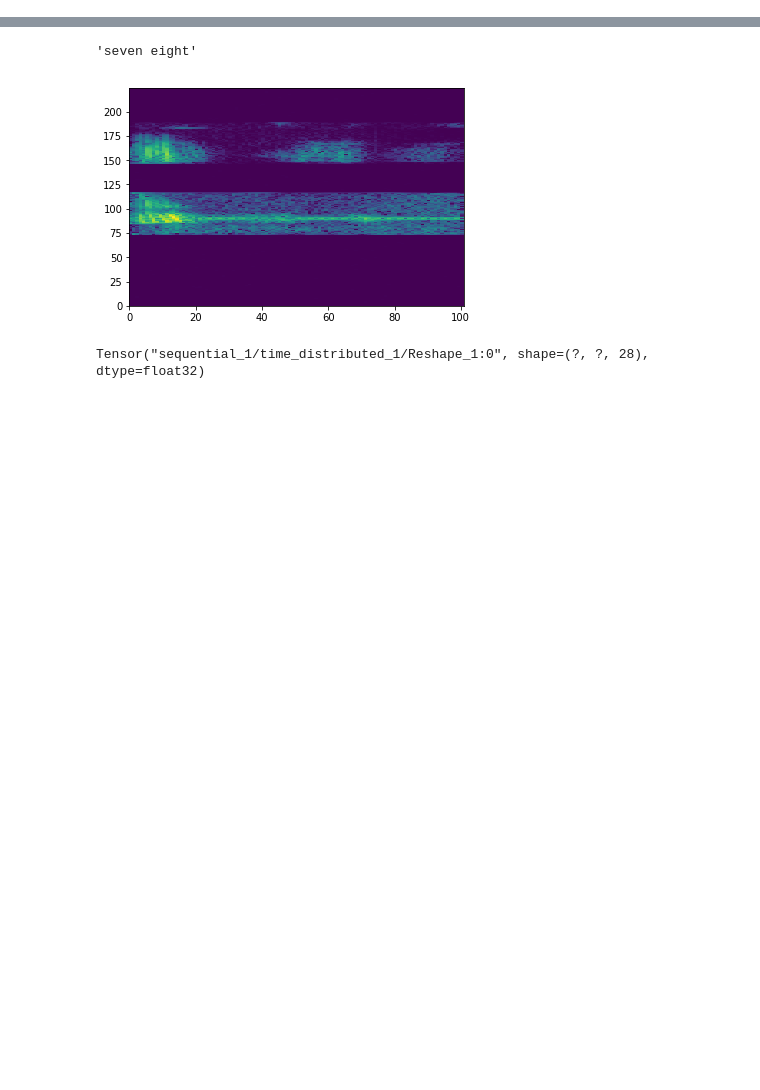
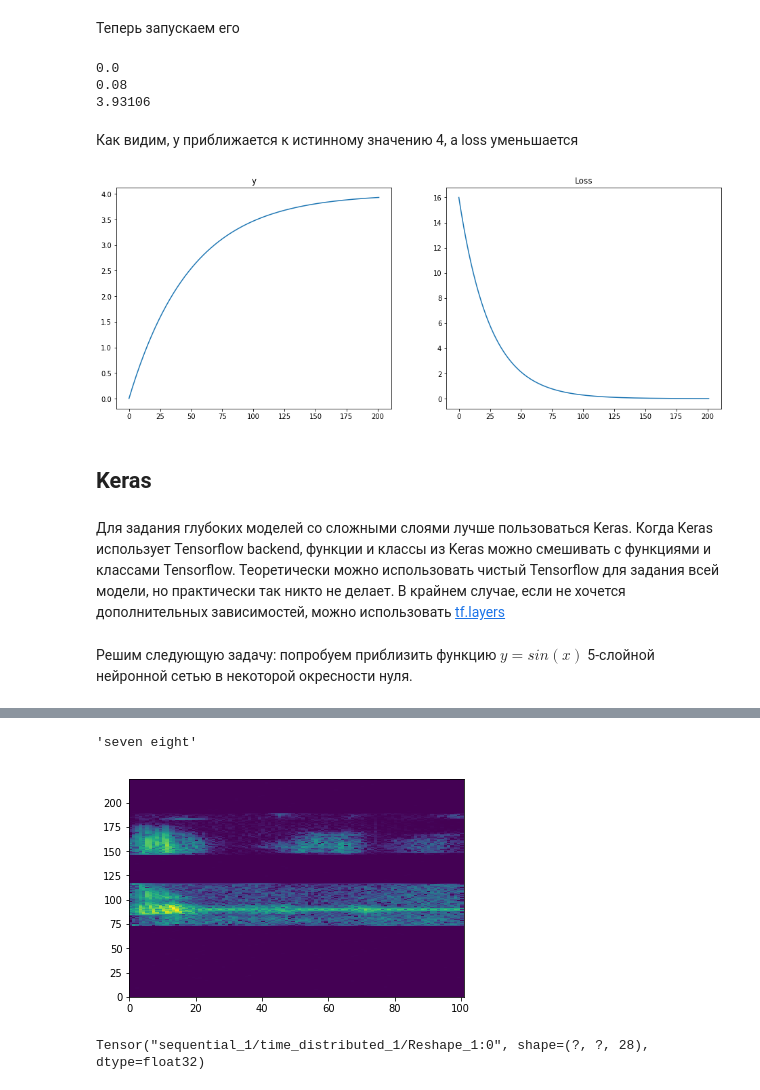
Before and after one commit to standy66/pycon-speech-recognition-2017, a Jupyter notebook: pycon_speech_recognition.ipynb, the cells around one changed output, grey strips where cells are left out. Cells and saved outputs as stored; diff of their text form; code cells hidden in the pictures; blank space fills up the shorter version.

```diff
--- a/pycon_speech_recognition.ipynb
+++ b/pycon_speech_recognition.ipynb
@@ -43,0 +202,54 @@ plt.plot(data)
+# %% [markdown]
+Теперь запускаем его
+# %%
+y_history = []
+loss_history = []
+
+def log_and_print(log_list, value):
+    log_list.append(value)
+    print(log_list[-1])
+
+# Создаем новую сессию, в которой будет запускаться граф
+with tf.Session(graph=g) as sess:
+    # Инициализируем переменные
+    sess.run(tf.global_variables_initializer())
+
+    # Запускаем вычисление loss и y
+    log_and_print(y_history, sess.run(y))
+    loss_history.append(sess.run(loss))
+
+    # Запускаем один шаг градиентного спуска
+    sess.run(optimizer_step)
+
+    # Проверяем, что loss уменьшился, а y стал ближе к истинному значению
+    log_and_print(y_history, sess.run(y))
+    loss_history.append(sess.run(loss))
+
+    # Запускаем еще 200 шагов градиентного спуска, сохраняя попутно loss и y
+    for i in range(200):
+        sess.run(optimizer_step)
+        y_history.append(sess.run(y))
+        loss_history.append(sess.run(loss))
+
+    print(y_history[-1])
+# %% [output]
+0.0
+0.08
+3.93106
+# %% [markdown]
+Как видим, y приближается к истинному значению 4, а loss уменьшается
+# %%
+_, axes = plt.subplots(1, 2, figsize=(16, 6))
+axes[0].plot(y_history)
+axes[0].set_title("y")
+axes[1].plot(loss_history)
+axes[1].set_title("Loss")
+plt.show()
+# %% [output]
+[figure, added]
+# %% [markdown]
+## Keras
+# %% [markdown]
+Для задания глубоких моделей со сложными слоями лучше пользоваться Keras. Когда Keras использует Tensorflow backend, функции и классы  из Keras можно смешивать с функциями и классами Tensorflow. Теоретически можно использовать чистый Tensorflow для задания всей модели, но практически так никто не делает. В крайнем случае, если не хочется дополнительных зависимостей, можно использовать [tf.layers](https://www.tensorflow.org/api_docs/python/tf/layers)
+# %% [markdown]
+Решим следующую задачу: попробуем приблизить функцию $y=sin(x)$ 5-слойной нейронной сетью в некоторой окресности нуля.
```
Also changed, not shown: parts of 68 cells of this notebook, 27 other files.
